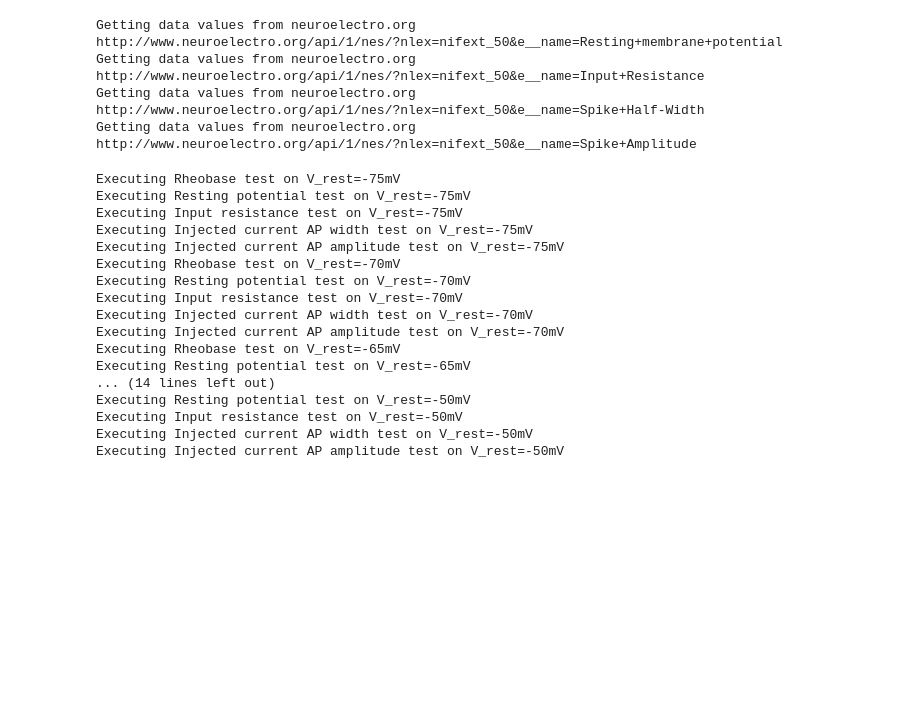
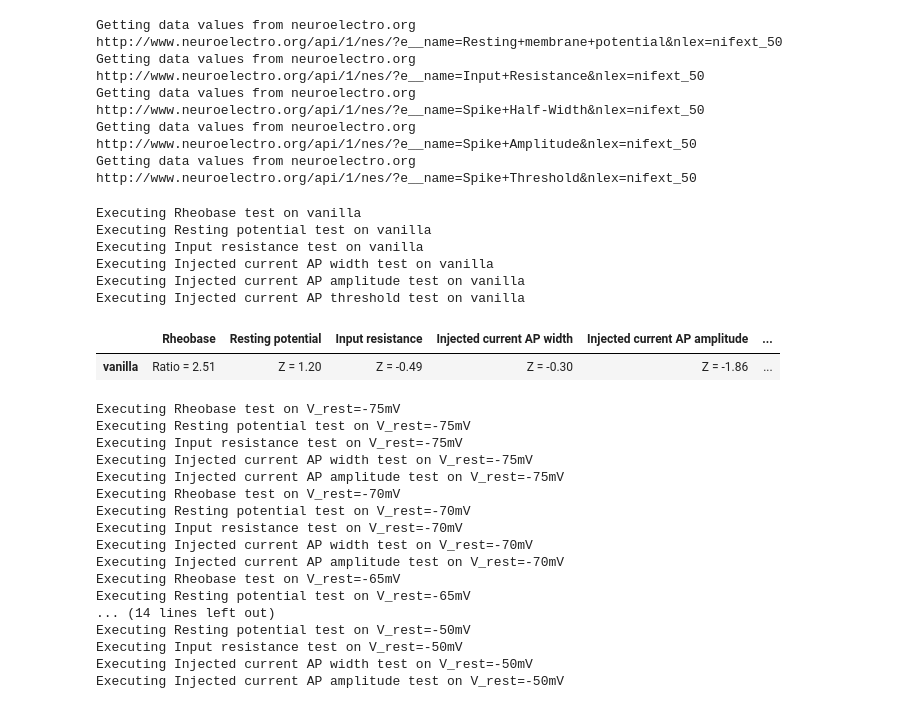
Before and after one commit to OpenSourceBrain/IzhikevichModel, a Jupyter notebook: AIBS.ipynb, the cells around one changed output. Drawn from its saved outputs; the diff is of its cells as text; code cells hidden in the pictures; blank space fills up the shorter version.

```diff
--- a/AIBS.ipynb
+++ b/AIBS.ipynb
@@ -31,8 +31,9 @@ tests += [nu_tests.RheobaseTest(observation=observation)]
 
 test_class_params = [(nu_tests.RestingPotentialTest,None),
                      (nu_tests.InputResistanceTest,None),
-                     (nu_tests.InjectedCurrentAPWidthTest,{'injected_current':{'amplitude':100.0*pq.pA}}),
-                     (nu_tests.InjectedCurrentAPAmplitudeTest,{'injected_current':{'amplitude':100.0*pq.pA}})]
+                     (nu_tests.InjectedCurrentAPWidthTest,None),
+                     (nu_tests.InjectedCurrentAPAmplitudeTest,None),
+                     (nu_tests.InjectedCurrentAPThresholdTest,None)]
 
 for cls,params in test_class_params:
     observation = cls.neuroelectro_summary_observation(neuron)
@@ -40,20 +41,34 @@ for cls,params in test_class_params:
 
 def update_amplitude(test,tests,score):
     rheobase = score.prediction['value']
-    tests[3].params['injected_current']['amplitude'] = rheobase*1.01
-    tests[4].params['injected_current']['amplitude'] = rheobase*1.01
+    for i in [3,4,5]:
+        tests[i].params['injected_square_current']['amplitude'] = rheobase*1.01 # Set current injection to just suprathreshold
 
 hooks = {tests[0]:{'f':update_amplitude}}
 suite = sciunit.TestSuite("vm_suite",tests,hooks=hooks)
 # %% [output]
 Getting data values from neuroelectro.org
-http://www.neuroelectro.org/api/1/nes/?nlex=nifext_50&e__name=Resting+membrane+potential
+http://www.neuroelectro.org/api/1/nes/?e__name=Resting+membrane+potential&nlex=nifext_50
 Getting data values from neuroelectro.org
-http://www.neuroelectro.org/api/1/nes/?nlex=nifext_50&e__name=Input+Resistance
+http://www.neuroelectro.org/api/1/nes/?e__name=Input+Resistance&nlex=nifext_50
 Getting data values from neuroelectro.org
-http://www.neuroelectro.org/api/1/nes/?nlex=nifext_50&e__name=Spike+Half-Width
+http://www.neuroelectro.org/api/1/nes/?e__name=Spike+Half-Width&nlex=nifext_50
 Getting data values from neuroelectro.org
-http://www.neuroelectro.org/api/1/nes/?nlex=nifext_50&e__name=Spike+Amplitude
+http://www.neuroelectro.org/api/1/nes/?e__name=Spike+Amplitude&nlex=nifext_50
+Getting data values from neuroelectro.org
+http://www.neuroelectro.org/api/1/nes/?e__name=Spike+Threshold&nlex=nifext_50
+# %%
+model = ReducedModel(LEMS_MODEL_PATH,name='vanilla')
+suite.judge(model)
+# %% [output]
+Executing Rheobase test on vanilla
+Executing Resting potential test on vanilla
+Executing Input resistance test on vanilla
+Executing Injected current AP width test on vanilla
+Executing Injected current AP amplitude test on vanilla
+Executing Injected current AP threshold test on vanilla
+|  | Rheobase | Resting potential | Input resistance | Injected current AP width | Injected current AP amplitude | ... |
+| vanilla | Ratio = 2.51 | Z = 1.20 | Z = -0.49 | Z = -0.30 | Z = -1.86 | ... |
 # %%
 models = []
 for vr in np.linspace(-75,-50,6):
```
Also changed, not shown: parts of 1 cell of this notebook.
